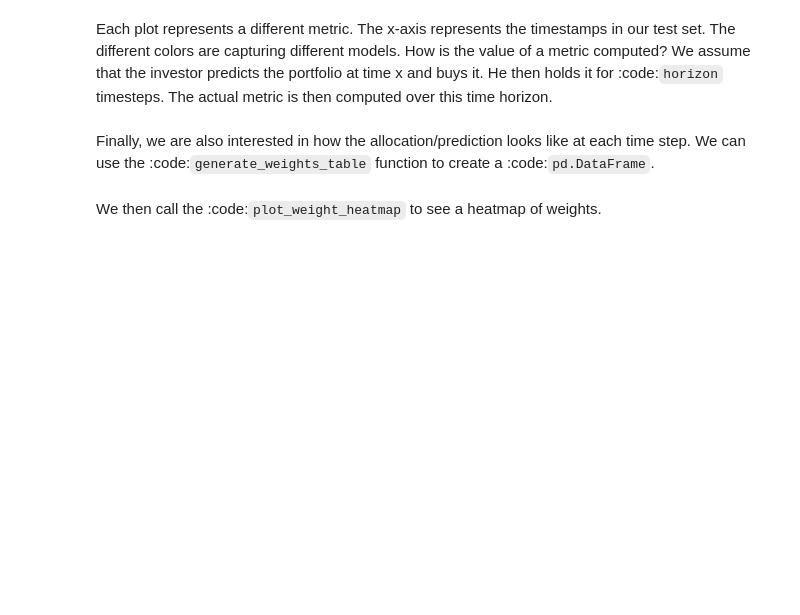
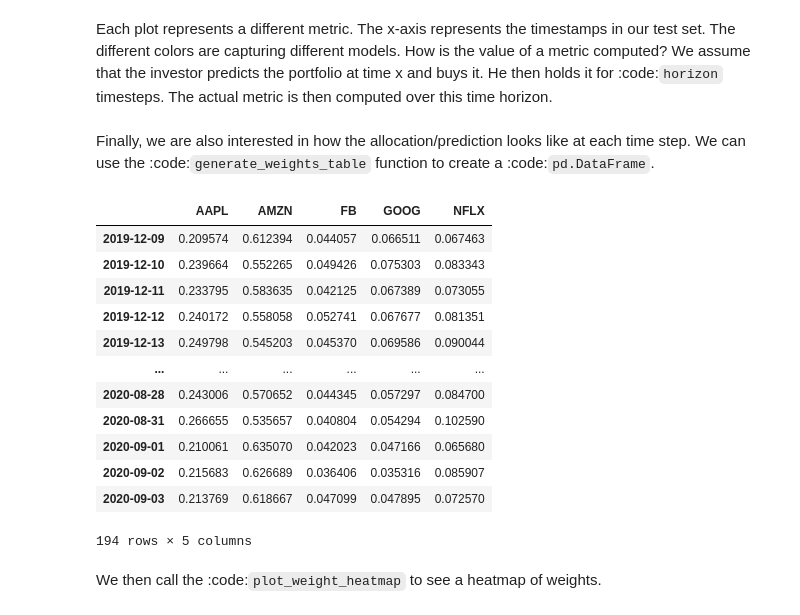
Before and after one commit to giorgiobella/PortfolioOptimization, a Jupyter notebook: TechLab - Portfolio Optimization Pt.3.ipynb, the cells around one changed output. Cells and saved outputs as stored; diff of their text form; code cells hidden in the pictures; blank space fills up the shorter version.

```diff
--- a/TechLab - Portfolio Optimization Pt.3.ipynb
+++ b/TechLab - Portfolio Optimization Pt.3.ipynb
@@ -277,6 +251,21 @@ Finally, we are also interested in how the allocation/prediction looks like at e
 We can use the :code:`generate_weights_table` function to create a :code:`pd.DataFrame`.
 # %%
 weight_table = generate_weights_table(network, dataloader_test)
+weight_table
+# %% [output]
+|  | AAPL | AMZN | FB | GOOG | NFLX |
+| 2019-12-09 | 0.209574 | 0.612394 | 0.044057 | 0.066511 | 0.067463 |
+| 2019-12-10 | 0.239664 | 0.552265 | 0.049426 | 0.075303 | 0.083343 |
+| 2019-12-11 | 0.233795 | 0.583635 | 0.042125 | 0.067389 | 0.073055 |
+| 2019-12-12 | 0.240172 | 0.558058 | 0.052741 | 0.067677 | 0.081351 |
+| 2019-12-13 | 0.249798 | 0.545203 | 0.045370 | 0.069586 | 0.090044 |
+| ... | ... | ... | ... | ... | ... |
+| 2020-08-28 | 0.243006 | 0.570652 | 0.044345 | 0.057297 | 0.084700 |
+| 2020-08-31 | 0.266655 | 0.535657 | 0.040804 | 0.054294 | 0.102590 |
+| 2020-09-01 | 0.210061 | 0.635070 | 0.042023 | 0.047166 | 0.065680 |
+| 2020-09-02 | 0.215683 | 0.626689 | 0.036406 | 0.035316 | 0.085907 |
+| 2020-09-03 | 0.213769 | 0.618667 | 0.047099 | 0.047895 | 0.072570 |
+194 rows × 5 columns
 # %% [markdown]
 We then call the :code:`plot_weight_heatmap` to see a heatmap of weights.
 # %%
```
Also changed, not shown: parts of 44 cells of this notebook, 1 other file.
